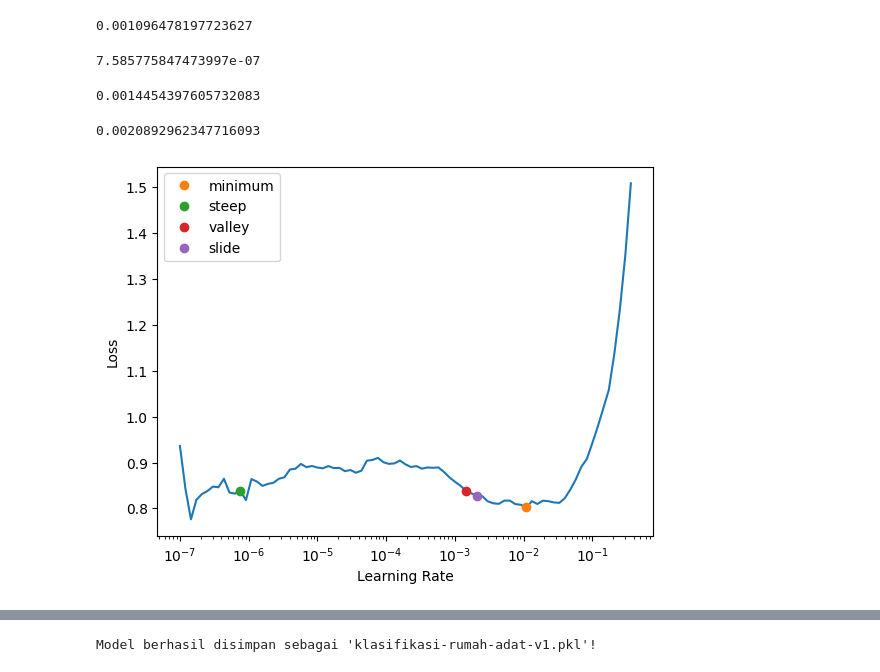
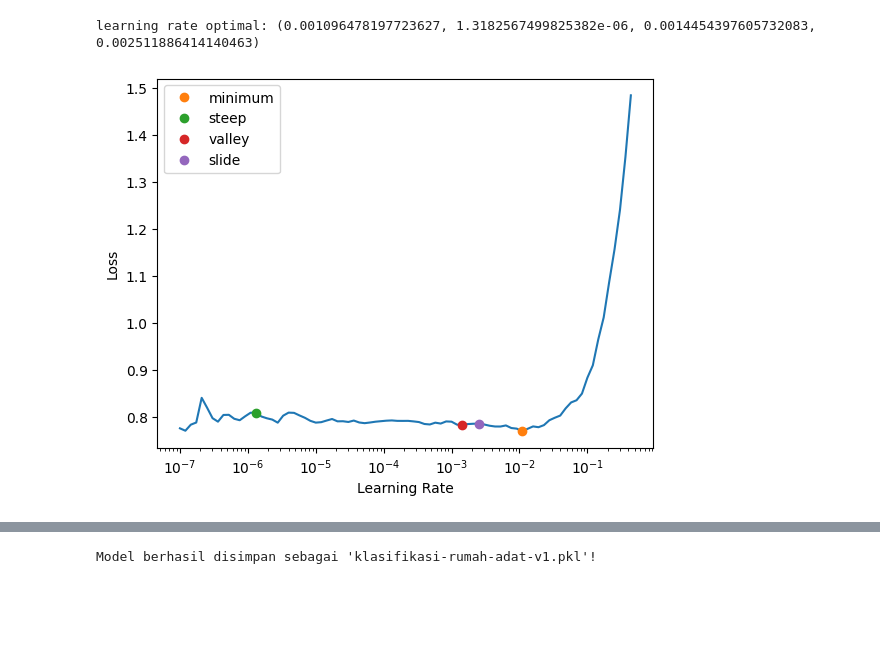
Before and after one commit to rafli-1729/indonesian-heritage-classification, a Jupyter notebook: dsc0084-empat-trio-notebook.ipynb, the cells around one changed output, grey strips where cells are left out. Cells and saved outputs as stored; diff of their text form; code cells hidden in the pictures; blank space fills up the shorter version.

```diff
--- a/dsc0084-empat-trio-notebook.ipynb
+++ b/dsc0084-empat-trio-notebook.ipynb
@@ -83,0 +247,2 @@ dls_small.show_batch(max_n=9)
+# %%
+train_path = train_cleaned_path
@@ -97,19 +299,5 @@ Number of validation images: 350
-# %%
-model = timm.create_model('convnext_tiny.fb_in1k', pretrained=True)
-
-learn = vision_learner(
-    dls_small,
-    'convnext_tiny.fb_in1k',
-    metrics = F1Score(average='macro'),
-    path = '/kaggle/working/'
-)
 # %%
-lrs_small = learn.lr_find(suggest_funcs=(minimum, steep, valley, slide))
-display(
-    lrs_small.minimum,
-    lrs_small.steep,
-    lrs_small.valley,
-    lrs_small.slide
-)
+lrs_128 = learn.lr_find(suggest_funcs=(minimum, steep, valley, slide))
+print(f'learning rate optimal: {lrs_128.minimum, lrs_128.steep, lrs_128.valley, lrs_128.slide}')
 # %% [output]
 [interactive output not drawn]
@@ -121,7 +306,7 @@ display(
 # %%
 learn.fit_one_cycle(
-    15,
-    lrs_small.valley,
+    10,
+    lrs_128.valley,
     cbs = [
         MixUp(0.6),
         SaveModelCallback(monitor='f1_score')
@@ -158,19 +335,11 @@ Better model found at epoch 13 with f1_score value: 0.6455896642751376.
 # %%
-learn.dls = dls_large
-lrs_large = learn.lr_find(suggest_funcs=(minimum, steep, valley, slide))
-display(
-    lrs_large.minimum,
-    lrs_large.steep,
-    lrs_large.valley,
-    lrs_large.slide
-)
+learn.dls = dls_224
+lrs_224 = learn.lr_find(suggest_funcs=(minimum, steep, valley, slide))
+print(f'learning rate optimal: {lrs_224.minimum, lrs_224.steep, lrs_224.valley, lrs_224.slide}')
 # %% [output]
 [interactive output not drawn]
-0.001096478197723627
+learning rate optimal: (0.001096478197723627, 1.3182567499825382e-06, 0.0014454397605732083, 0.002511886414140463)
-7.585775847473997e-07
-0.0014454397605732083
-0.0020892962347716093
-[figure, old version]
+[figure, new version]
 # %%
 learn.unfreeze()
 
```
Also changed, not shown: parts of 19 cells of this notebook.
